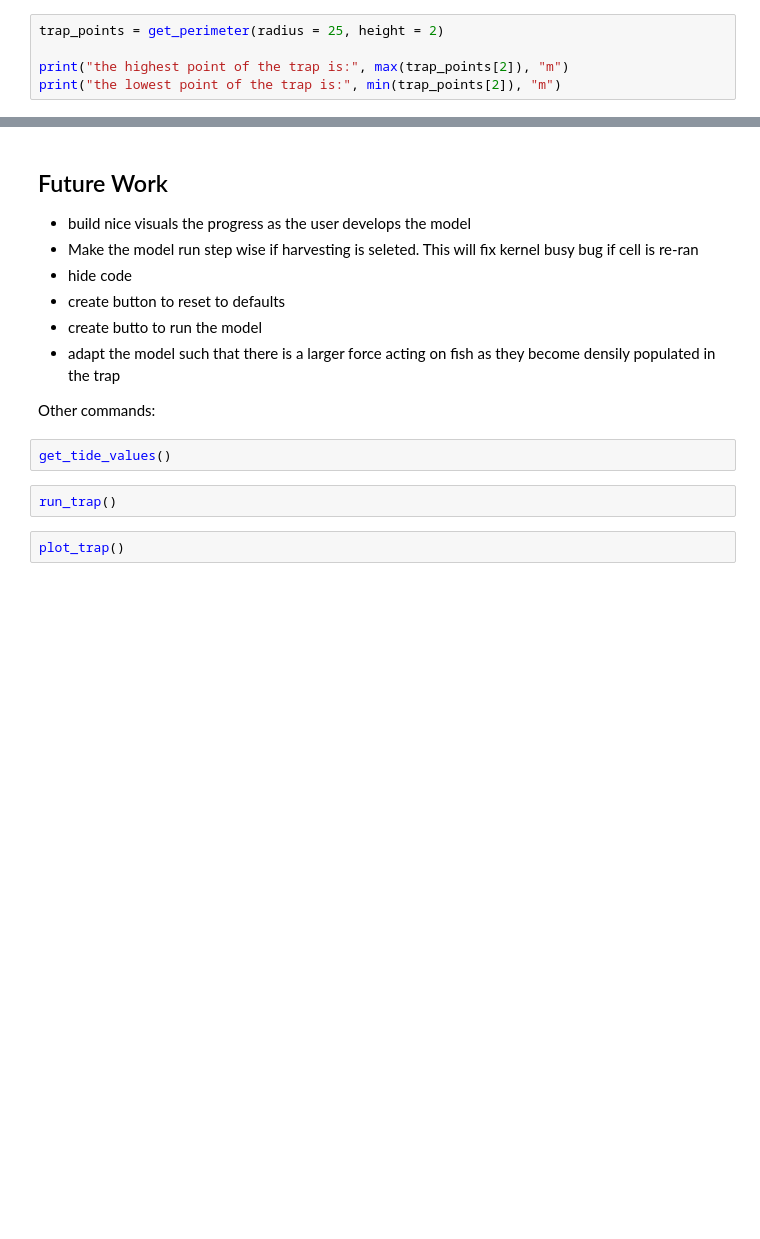
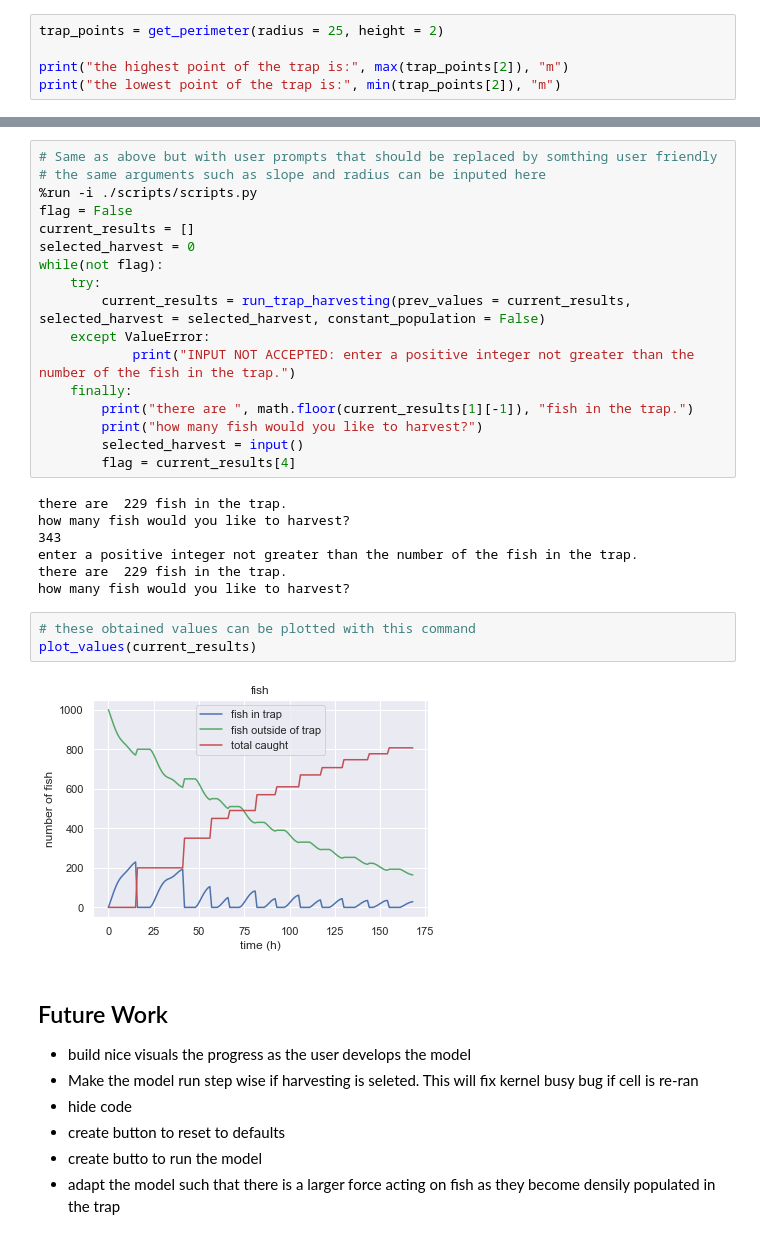
Before and after one commit to cchauve/Callysto-Fish-Traps, a Jupyter notebook: Notebooks/current_educational_features.ipynb, the cells around one changed output, grey strips where cells are left out. Cells and saved outputs as stored; diff of their text form; blank space fills up the shorter version.

Commit message:
update education features to show new harvesting model in action

```diff
--- a/Notebooks/current_educational_features.ipynb
+++ b/Notebooks/current_educational_features.ipynb
@@ -87,3 +104,32 @@ plot_trap(radius = radius.value, height = height.value, slope =9, delta = 5, con
+# %%
+# Same as above but with user prompts that should be replaced by somthing user friendly
+# the same arguments such as slope and radius can be inputed here
+%run -i ./scripts/scripts.py
+flag = False
+current_results = []
+selected_harvest = 0
+while(not flag):
+    try:
+        current_results = run_trap_harvesting(prev_values = current_results, selected_harvest = selected_harvest, constant_population = False)
+    except ValueError:
+            print("INPUT NOT ACCEPTED: enter a positive integer not greater than the number of the fish in the trap.")
+    finally:
+        print("there are ", math.floor(current_results[1][-1]), "fish in the trap.")
+        print("how many fish would you like to harvest?")
+        selected_harvest = input()
+        flag = current_results[4]
+# %% [output]
+there are  229 fish in the trap.
+how many fish would you like to harvest?
+343
+enter a positive integer not greater than the number of the fish in the trap.
+there are  229 fish in the trap.
+how many fish would you like to harvest?
+# %%
+# these obtained values can be plotted with this command
+plot_values(current_results)
+# %% [output]
+[figure, added]
 # %% [markdown]
 ## Future Work
 
@@ -93,11 +139,3 @@ plot_trap(radius = radius.value, height = height.value, slope =9, delta = 5, con
 * create button to reset to defaults
 * create butto to run the model
 * adapt the model such that there is a larger force acting on fish as they become densily populated in the trap
-
-Other commands:
-# %%
-get_tide_values()
-# %%
-run_trap()
-# %%
-plot_trap()
```
Also changed, not shown: parts of 8 cells of this notebook, 1 other file.
